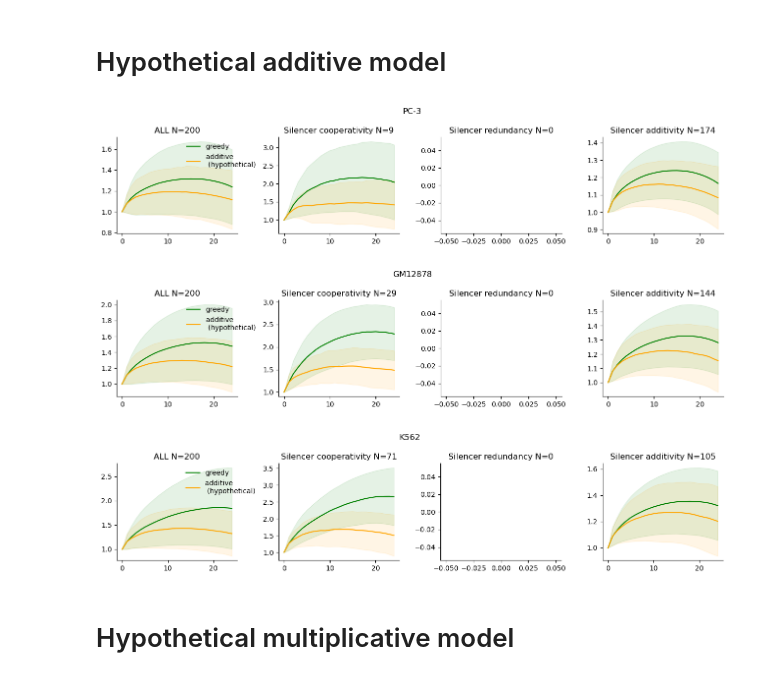
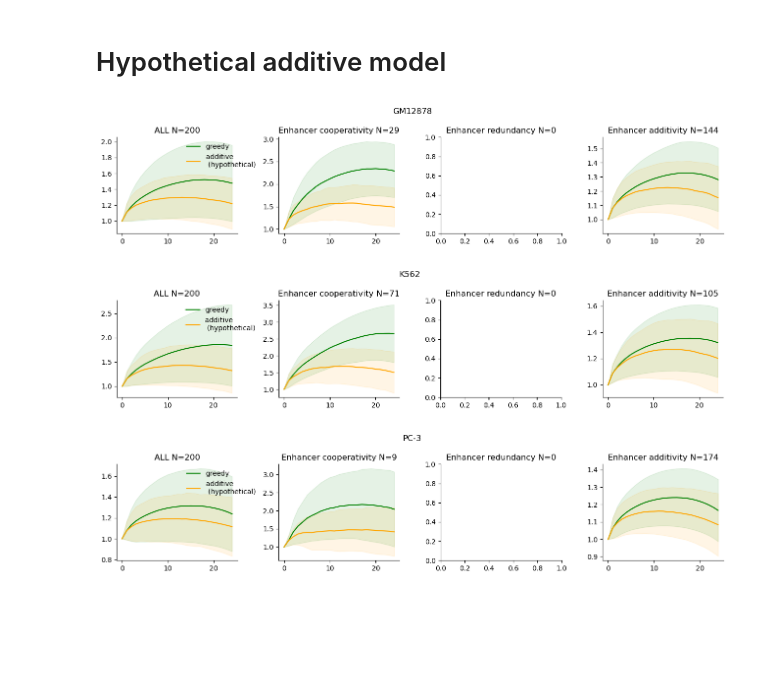
Before and after one commit to p-koo/creme-nn, a Jupyter notebook: figures/silencer_greedy_search.ipynb, the cells around one changed output. Drawn from its saved outputs; the diff is of its cells as text; code cells hidden in the pictures; blank space fills up the shorter version.

```diff
--- a/figures/silencer_greedy_search.ipynb
+++ b/figures/silencer_greedy_search.ipynb
@@ -22,8 +24,10 @@ To enable them in other operations, rebuild TensorFlow with the appropriate comp
 # %%
 cell_lines = ['PC-3', 'GM12878', 'K562']
 model_name = 'enformer'
-
+optimization_name = 'max'
 _, cre_tiles = utils.set_tile_range(custom_model.Enformer().seq_length, 5000)
+N_iters = 25
 
 pdf_base_dir = utils.make_dir('pdfs')
 pdf_dir = utils.make_dir(f'{pdf_base_dir}/higher_order_test/')
+summary_csv_dir = f'../results/summary_csvs/enformer/greedy_search/'
@@ -65,0 +36,2 @@ for cell_line in cell_lines:
+# %%
+location_maps = pd.read_csv(f"{summary_csv_dir}/{optimization_name}_locations.csv")
@@ -66,2 +87,4 @@ for cell_line in cell_lines:
+# %%
+all_traces = pd.read_csv(f'{summary_csv_dir}/{optimization_name}_traces.csv', index_col='Unnamed: 0')
 # %%
 color_map = {'enhancing': 'g', 'neutral':'b', 'silencing':'r'}
@@ -144,11 +111,0 @@ def plot_line_with_std(data, color, label=''):
-# %%
-fig, ax = plt.subplots(1, 1, figsize=[4,4])
-colors = ['purple', 'orange', 'cyan']
-for i, cell_line in enumerate(cell_lines):
-    context = 'silencing'
-    data = result_summary[cell_line]['greedy search'][context]
-    data = np.array(data)
-    plot_line_with_std(data, colors[i], f'{cell_line} N={data.shape[0]}')
-    plt.legend(frameon=False)
-    ax.spines['top'].set_visible(False)
-    ax.spines['right'].set_visible(False)
@@ -157,49 +112,60 @@ for i, cell_line in enumerate(cell_lines):
 # %% [markdown]
 # Hypothetical additive model
 # %%
-for cell in cell_lines:
-
+strata = {}
+strata_seq_ids = []
+for cell_line, cell_df in all_traces.groupby('cell_line'):
     sign = []
     MSE = []
-    enhancing_greedy = np.array(result_summary[cell]['greedy search']['enhancing'])
-    enhancing_hyp = np.array(result_summary[cell]['hypothetical additive']['enhancing'])
+    cell_enhancing_df = cell_df[cell_df['context']=='enhancing']
+    L = cell_enhancing_df.shape[0]
+    enhancing_greedy = cell_enhancing_df['trace'].values.reshape(L//N_iters, N_iters)
+    enhancing_hyp = cell_enhancing_df['hypothetical_trace'].values.reshape(L//N_iters, N_iters)
     for trace, hypothetical_trace in zip(enhancing_greedy, enhancing_hyp):
         MSE.append(mean_squared_error(trace, hypothetical_trace))
         sign.append(np.mean(trace) - np.mean(hypothetical_trace))
     MSE = np.array(MSE)
 
     colors = ['green', 'orange']
     labels = ['cooperative', 'additive']
-    titles = ['ALL', 'Silencer cooperativity', 'Silencer redundancy', 'Silencer additivity']
+    titles = ['ALL', 'Enhancer cooperativity', 'Enhancer redundancy', 'Enhancer additivity']
     # i = np.argwhere(coop).flatten()[np.argmax(MSE[add])]
 
     pos_points = [j for j, (s, m) in enumerate(zip(sign, MSE)) if s>0 and m>0.1]
     neg_points = [j for j, (s, m) in enumerate(zip(sign, MSE)) if s<0 and m>0.1]
     zero_points = [j for j, (s, m) in enumerate(zip(sign, MSE)) if m<0.05]
+    seq_ids = cell_enhancing_df['seq_id'].values.reshape(L//N_iters, N_iters)[:,0]
+    strata[cell_line] = {'cooperativity': pos_points, 'redundancy': neg_points, 'additivity': zero_points}
+    for label_stratum, point_indexes in strata[cell_line].items():
+        df_per_stratum = pd.DataFrame(seq_ids[point_indexes])
+        df_per_stratum.columns = ['seq_id']
+        df_per_stratum['cell_line'] = cell_line
+        df_per_stratum['label'] = label_stratum
+        strata_seq_ids.append(df_per_stratum)
     all_points = np.arange(len(sign))
 
     fig, axes = plt.subplots(1, len(titles), figsize=[13, 3])
     curve_labels = ['greedy', 'additive \n (hypothetical)']
 
     for p, points in enumerate([all_points, pos_points, neg_points, zero_points]):
         ax = axes[p]
         ax.set_title(f'{titles[p]} N={len(points)}')
         trace_set, hypothetical_trace_set = enhancing_greedy[points], enhancing_hyp[points]
         for i, t in enumerate([trace_set, hypothetical_trace_set]):
+            if len(t) > 0:
+                t_mean = t.mean(axis=0)
+                t_std = t.std(axis=0)
+                ax.plot(t_mean, color=colors[i], alpha=1, label=curve_labels[i])
 
-            t_mean = t.mean(axis=0)
-            t_std = t.std(axis=0)
-            ax.plot(t_mean, color=colors[i], alpha=1, label=curve_labels[i])
-
-            ax.fill_between(range(len(t_mean)), t_mean-t_std, t_mean+t_std, alpha=0.1, color=colors[i])
+                ax.fill_between(range(len(t_mean)), t_mean-t_std, t_mean+t_std, alpha=0.1, color=colors[i])
             ax.spines['top'].set_visible(False)
             ax.spines['right'].set_visible(False)
     axes[0].legend(frameon=False, bbox_to_anchor=[1.2,1])
-    plt.suptitle(cell)
+    plt.suptitle(cell_line)
     plt.tight_layout()
+    # fig.savefig(f'{pdf_dir}/silencer_{cell_line}_greedy_vs_additive.pdf')
+strata_seq_ids = pd.concat(strata_seq_ids)
 # %% [output]
-[figure, old version]
+[figure, new version]
-[figure, old version]
+[figure, new version]
-[figure, old version]
+[figure, new version]
-# %% [markdown]
-# Hypothetical multiplicative model
```
Also changed, not shown: parts of 13 cells of this notebook, 3 other files.
